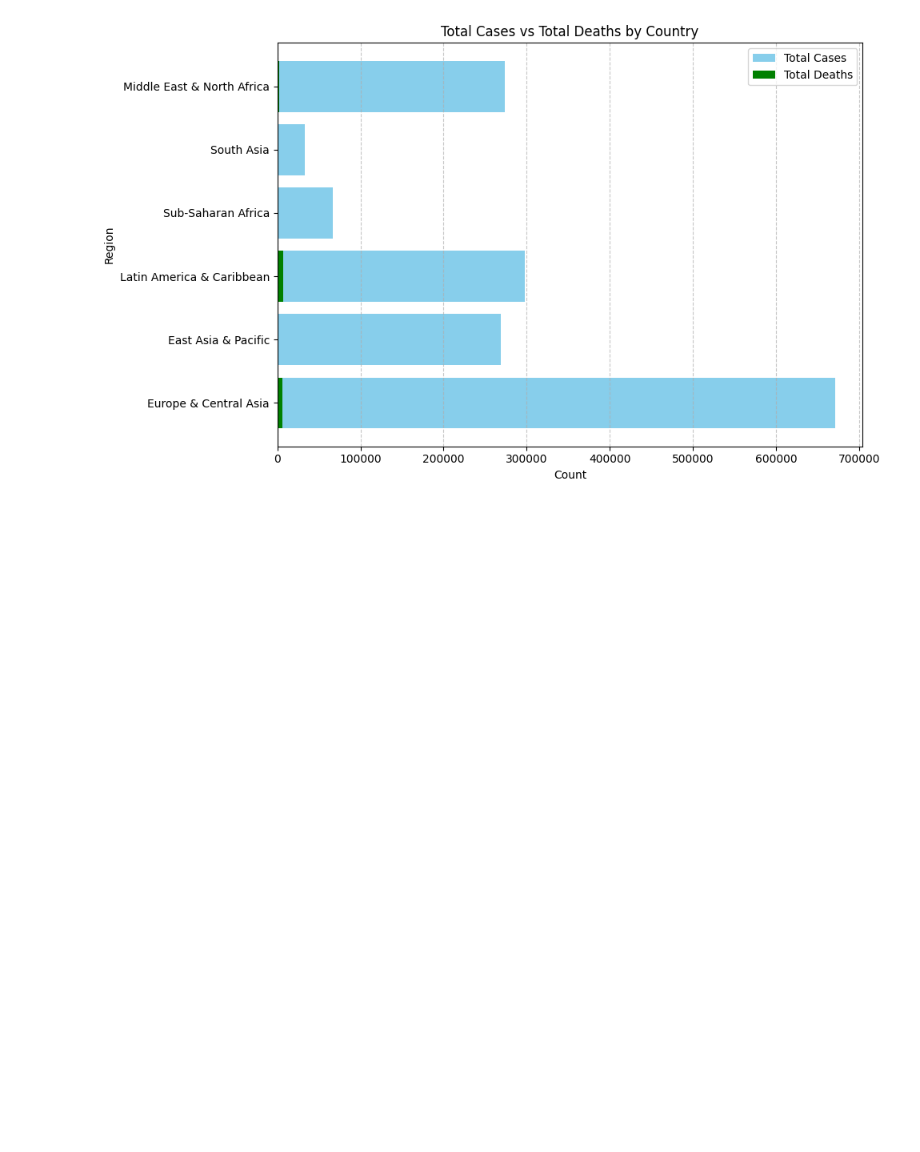
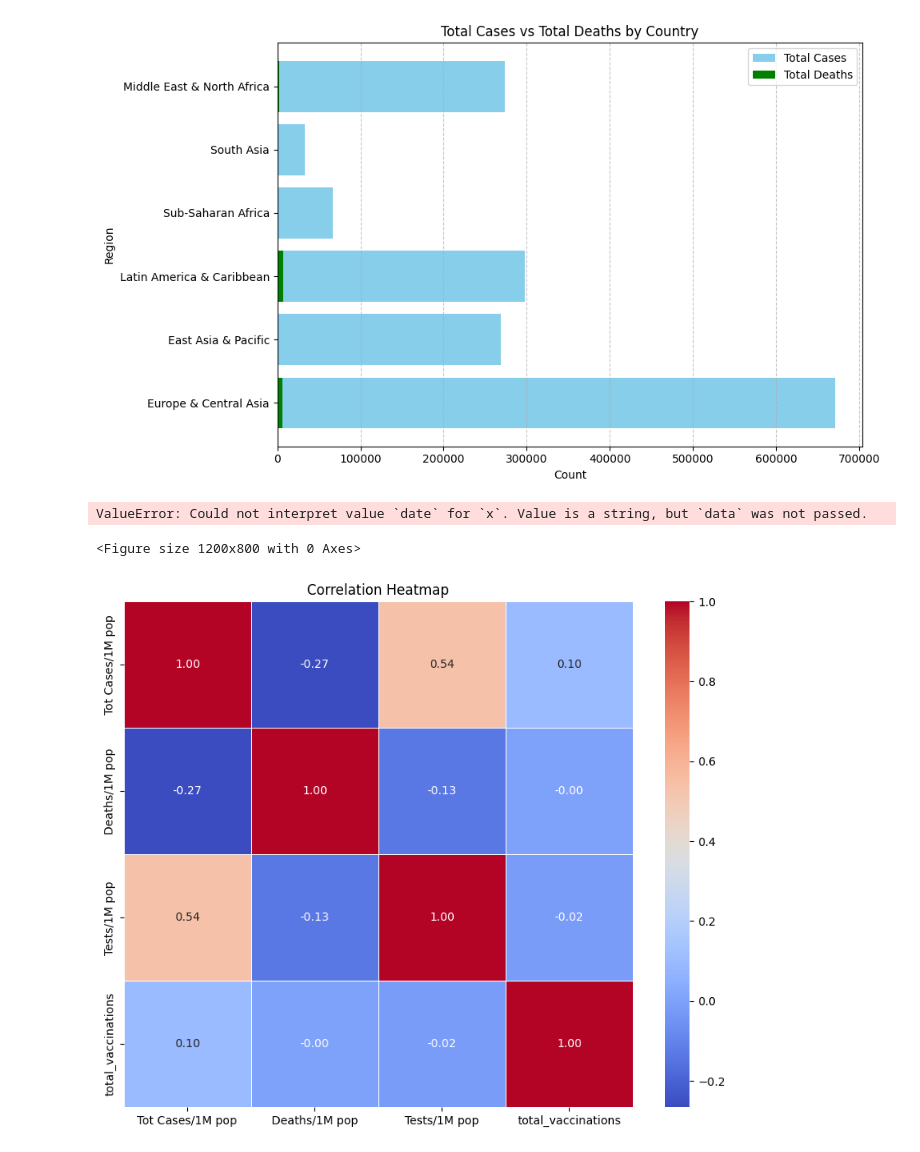
Before and after one commit to JoanneSiarivita/Data_Viz, a Jupyter notebook: data_viz/notebooks/Q1.ipynb, the cells around one changed output. Cells and saved outputs as stored; diff of their text form; code cells hidden in the pictures; blank space fills up the shorter version.

```diff
--- a/data_viz/notebooks/Q1.ipynb
+++ b/data_viz/notebooks/Q1.ipynb
@@ -89,0 +106,32 @@ plt.show()
+# %%
+# Plotting time-series data for COVID-19 metrics and vaccination rates
+plt.figure(figsize=(12, 8))
+sns.lineplot(x='date', y='Total Cases', Q1=region_data, label='Total Cases')
+sns.lineplot(x='date', y='Total Deaths', Q1=region_data, label='Total Deaths')
+sns.lineplot(x='date', y='total_vaccinations', data=country_data, label='Total Vaccinations')
+plt.title(f'COVID-19 Metrics and Vaccination Progress in {region}')
+plt.xlabel('Date')
+plt.ylabel('Count')
+plt.xticks(rotation=45)
+plt.legend()
+plt.show()
+# %% [output]
+ValueError: Could not interpret value `date` for `x`. Value is a string, but `data` was not passed.
+<Figure size 1200x800 with 0 Axes>
+# %%
+# Selecting relevant columns
+selected_columns = ['Tot Cases/1M pop', 'Deaths/1M pop', 'Tests/1M pop', 'total_vaccinations']
+
+# Creating a subset DataFrame with selected columns
+subset_df = Q1[selected_columns]
+
+# Calculating correlation matrix
+correlation_matrix = subset_df.corr()
+
+# Plotting the heatmap
+plt.figure(figsize=(10, 8))
+sns.heatmap(correlation_matrix, annot=True, cmap='coolwarm', fmt=".2f", linewidths=0.5)
+plt.title('Correlation Heatmap')
+plt.show()
+# %% [output]
+[figure, added]
```
Also changed, not shown: parts of 5 cells of this notebook.
